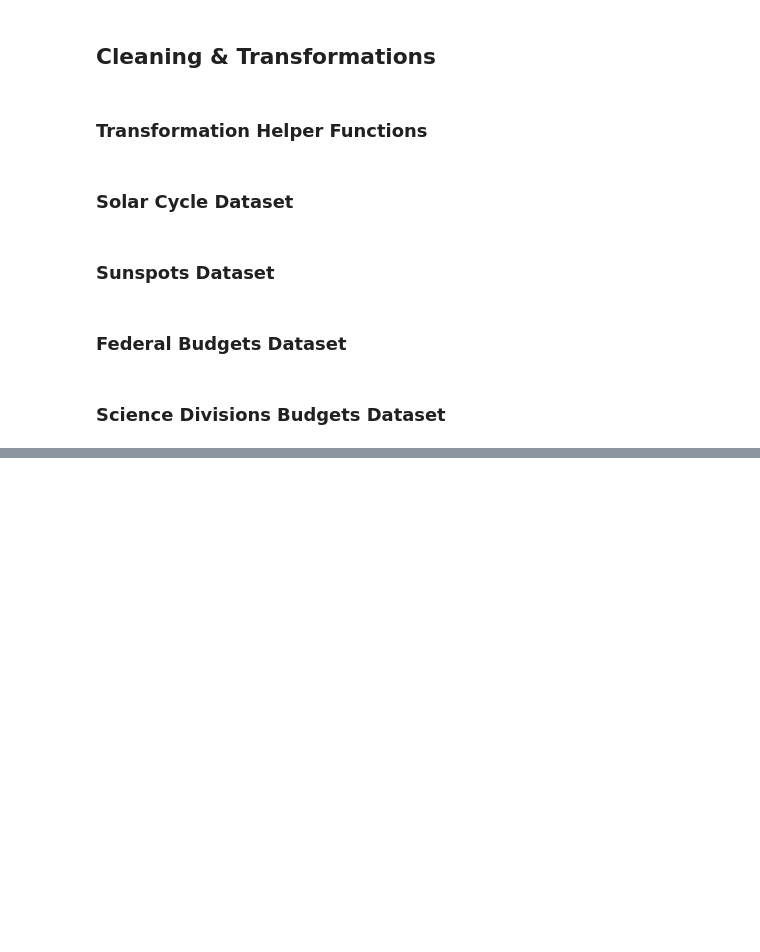
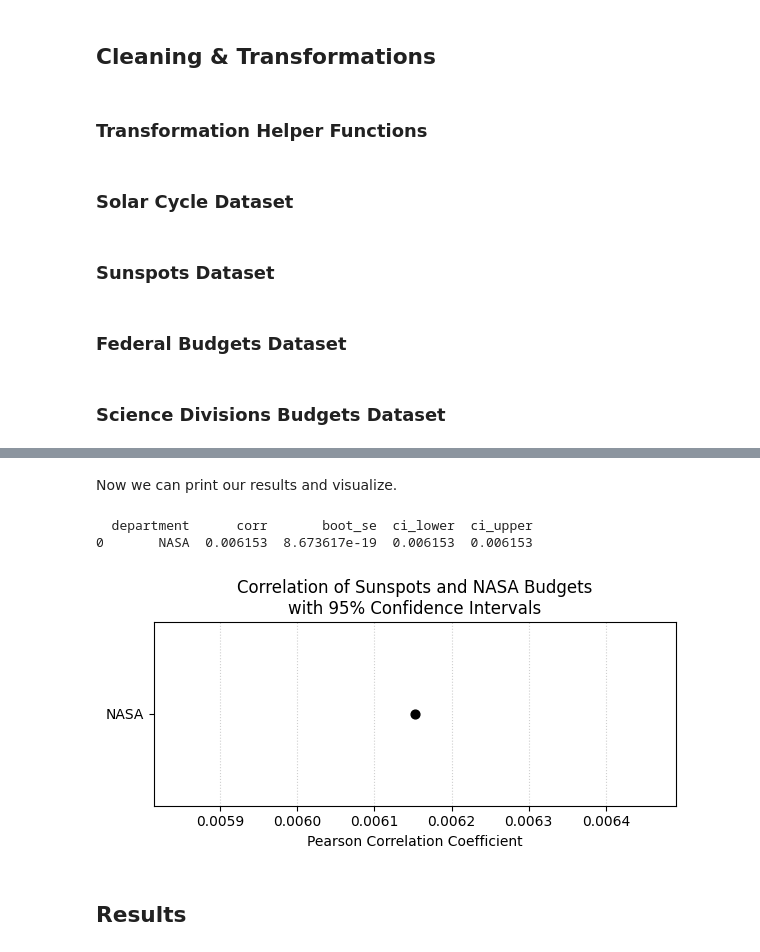
Before and after one commit to wpbjunker/BudgetaryHeliotropism, a Jupyter notebook: NasaFunding_SolarActivity_Exploration.ipynb, the cells around one changed output, grey strips where cells are left out. Saved outputs shown, nothing was run; the diff lists cells and outputs as text; code cells hidden in the pictures; blank space fills up the shorter version.

```diff
--- a/NasaFunding_SolarActivity_Exploration.ipynb
+++ b/NasaFunding_SolarActivity_Exploration.ipynb
@@ -153,0 +268,41 @@ division_budgets = pd.merge(division_budgets, sunspots_fed, on='gov_fiscal_year'
+# %% [markdown]
+Now we can print our results and visualize.
+# %%
+print(nasa_boot)
+
+plt.figure(figsize=(6, 3))
+
+# CI lines
+plt.hlines(
+    y=nasa_boot['department'],
+    xmin=nasa_boot['corr'] - 2 * nasa_boot['boot_se'],
+    xmax=nasa_boot['corr'] + 2 * nasa_boot['boot_se'],
+    color='lightgray',
+    lw=3,
+    zorder=1
+)
+
+# Point estimates
+plt.scatter(
+    nasa_boot['corr'],
+    nasa_boot['department'],
+    s=40,
+    color='black',
+    zorder=2
+)
+
+plt.xlabel('Pearson Correlation Coefficient')
+plt.ylabel('')
+plt.title('Correlation of Sunspots and NASA Budgets\nwith 95% Confidence Intervals')
+#plt.xlim(4, 5)
+plt.grid(axis='x', linestyle=':', alpha=0.6, zorder=0)
+plt.tight_layout()
+
+plt.savefig("result_figures/CorrelationCI.jpg")
+plt.show()
+# %% [output]
+  department      corr       boot_se  ci_lower  ci_upper
+0       NASA  0.006153  8.673617e-19  0.006153  0.006153
+[figure, added]
+# %% [markdown]
+## Results
```
Also changed, not shown: parts of 17 cells of this notebook, 3 other files.
